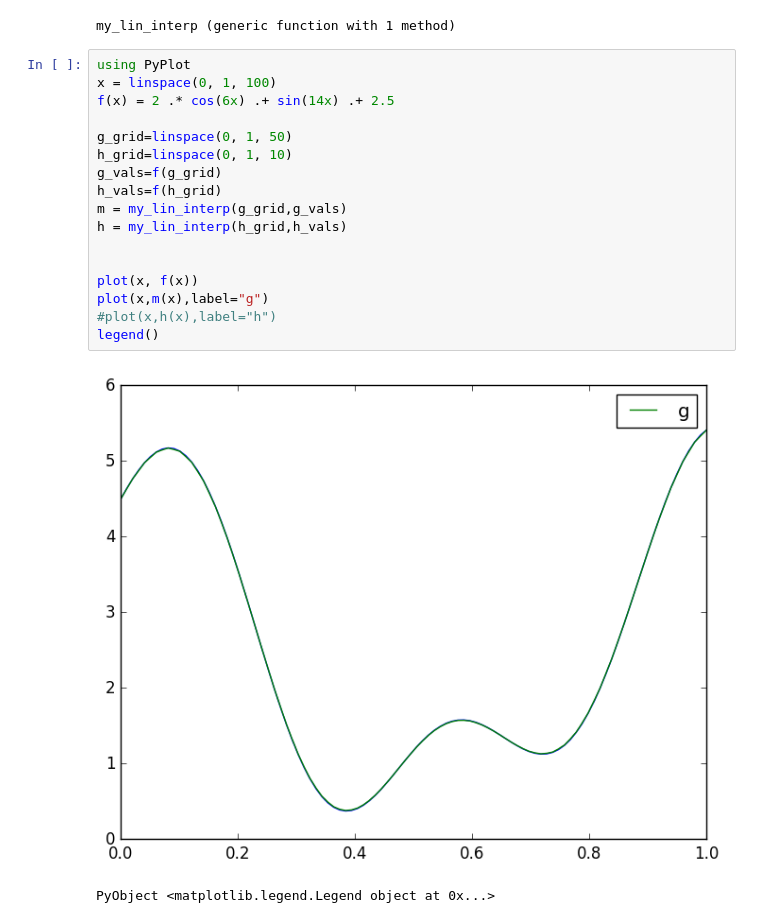
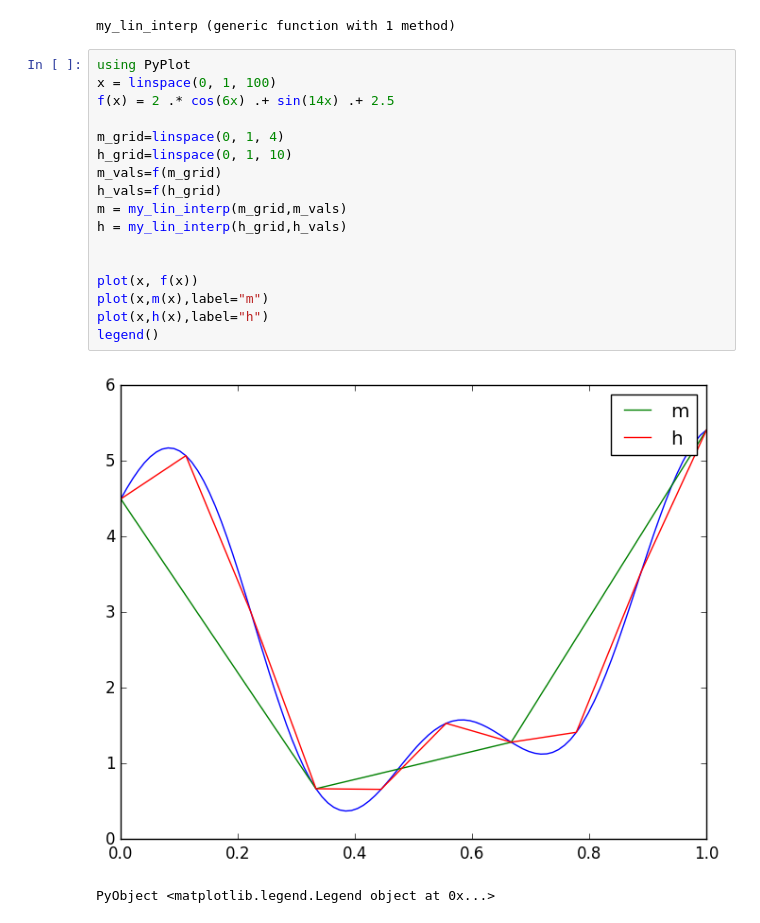
Before and after one commit to oyataku1/-, a Jupyter notebook: demo-interpolation.ipynb, the cells around one changed output. Cells and saved outputs as stored; diff of their text form.

```diff
--- a/demo-interpolation.ipynb
+++ b/demo-interpolation.ipynb
@@ -61,20 +61,20 @@ my_lin_interp (generic function with 1 method)
 # %%
 using PyPlot
 x = linspace(0, 1, 100)
 f(x) = 2 .* cos(6x) .+ sin(14x) .+ 2.5
 
-g_grid=linspace(0, 1, 50)
+m_grid=linspace(0, 1, 4)
 h_grid=linspace(0, 1, 10)
-g_vals=f(g_grid)
+m_vals=f(m_grid)
 h_vals=f(h_grid)
-m = my_lin_interp(g_grid,g_vals)
+m = my_lin_interp(m_grid,m_vals)
 h = my_lin_interp(h_grid,h_vals)
 
 
 plot(x, f(x))
-plot(x,m(x),label="g")
-#plot(x,h(x),label="h")
+plot(x,m(x),label="m")
+plot(x,h(x),label="h")
 legend()
 # %% [output]
-[figure, old version]
+[figure, new version]
 PyObject <matplotlib.legend.Legend object at 0x...>
```
